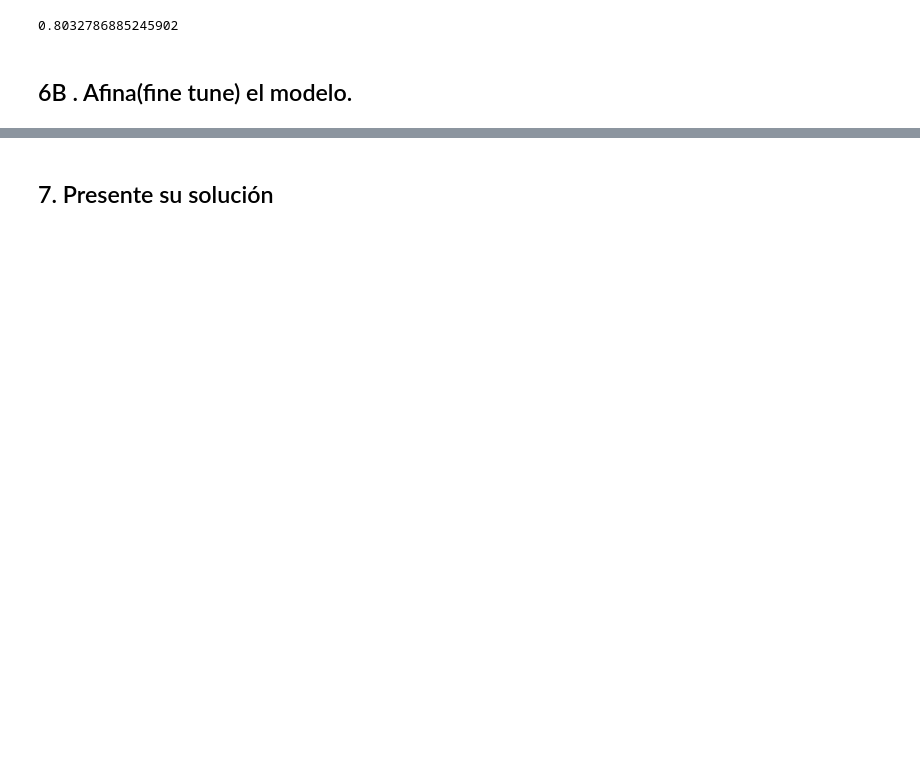
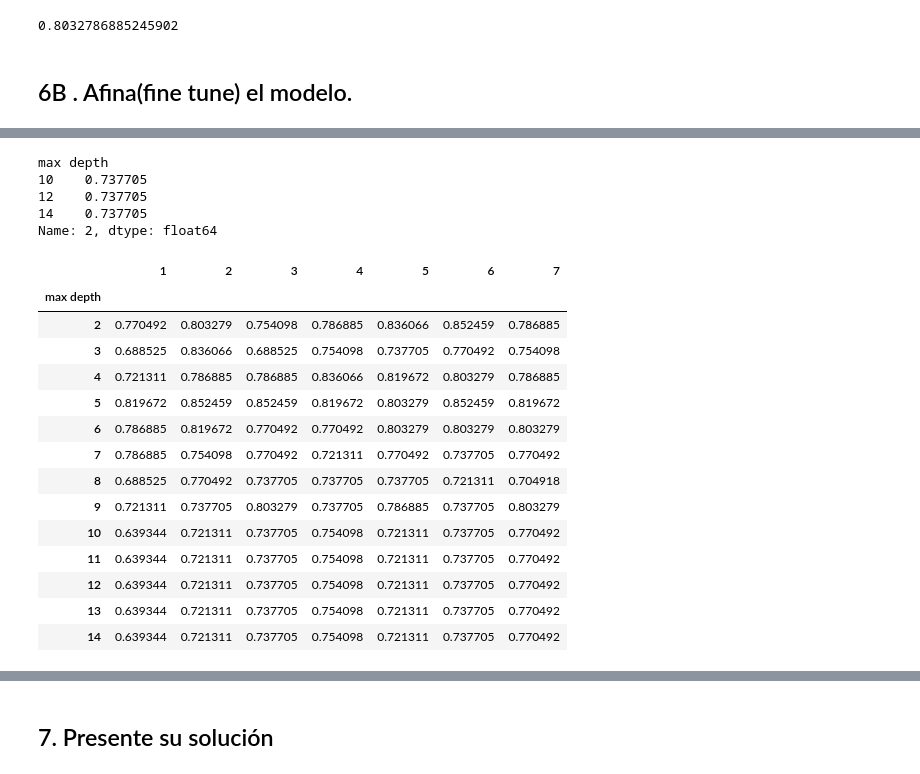
Before and after one commit to vazquezmanuel/curso-ciencia-de-datos, a Jupyter notebook: CD_16_ML_DecisionTree-RandomForest_EnfermedadesCorazon/CD_16_ML_DecisionTree-RandomForest_EnfermedadesCorazon.ipynb, the cells around one changed output, grey strips where cells are left out. Saved outputs shown, nothing was run; the diff lists cells and outputs as text; code cells hidden in the pictures; blank space fills up the shorter version.

```diff
--- a/CD_16_ML_DecisionTree-RandomForest_EnfermedadesCorazon/CD_16_ML_DecisionTree-RandomForest_EnfermedadesCorazon.ipynb
+++ b/CD_16_ML_DecisionTree-RandomForest_EnfermedadesCorazon/CD_16_ML_DecisionTree-RandomForest_EnfermedadesCorazon.ipynb
@@ -425,0 +437,41 @@ n_estimators=7 max_depth=14 score=0.819672131147541
+# %%
+resultados[2].loc[[10, 12, 14]]
+# %% [output]
+max depth
+10    0.737705
+12    0.737705
+14    0.737705
+Name: 2, dtype: float64
+# %%
+#Tarea: RandomForestClassifier(random_state=17,max_depth=i,n_estimators=j)
+resultados = pd.DataFrame()
+resultados['max depth'] = [i for i in range(2, 15, 1)]
+resultados = resultados.set_index('max depth')
+for i in range(1, 8, 1):
+    lista = []
+    for j in range(2, 15, 1):
+        modelo_RF = RandomForestClassifier(random_state=17,
+                                           n_estimators = i,
+                                           max_depth = j)
+        modelo_RF.fit(X_train, y_train)
+        score_R = modelo_RF.score(X_test, y_test)
+        lista.append(score_R)
+    resultados[i] = lista
+
+resultados
+# %% [output]
+|  | 1 | 2 | 3 | 4 | 5 | 6 | 7 |
+| max depth |  |  |  |  |  |  |  |
+| 2 | 0.770492 | 0.803279 | 0.754098 | 0.786885 | 0.836066 | 0.852459 | 0.786885 |
+| 3 | 0.688525 | 0.836066 | 0.688525 | 0.754098 | 0.737705 | 0.770492 | 0.754098 |
+| 4 | 0.721311 | 0.786885 | 0.786885 | 0.836066 | 0.819672 | 0.803279 | 0.786885 |
+| 5 | 0.819672 | 0.852459 | 0.852459 | 0.819672 | 0.803279 | 0.852459 | 0.819672 |
+| 6 | 0.786885 | 0.819672 | 0.770492 | 0.770492 | 0.803279 | 0.803279 | 0.803279 |
+| 7 | 0.786885 | 0.754098 | 0.770492 | 0.721311 | 0.770492 | 0.737705 | 0.770492 |
+| 8 | 0.688525 | 0.770492 | 0.737705 | 0.737705 | 0.737705 | 0.721311 | 0.704918 |
+| 9 | 0.721311 | 0.737705 | 0.803279 | 0.737705 | 0.786885 | 0.737705 | 0.803279 |
+| 10 | 0.639344 | 0.721311 | 0.737705 | 0.754098 | 0.721311 | 0.737705 | 0.770492 |
+| 11 | 0.639344 | 0.721311 | 0.737705 | 0.754098 | 0.721311 | 0.737705 | 0.770492 |
+| 12 | 0.639344 | 0.721311 | 0.737705 | 0.754098 | 0.721311 | 0.737705 | 0.770492 |
+| 13 | 0.639344 | 0.721311 | 0.737705 | 0.754098 | 0.721311 | 0.737705 | 0.770492 |
+| 14 | 0.639344 | 0.721311 | 0.737705 | 0.754098 | 0.721311 | 0.737705 | 0.770492 |
```
Also changed, not shown: parts of 18 cells of this notebook, 12 other files.
